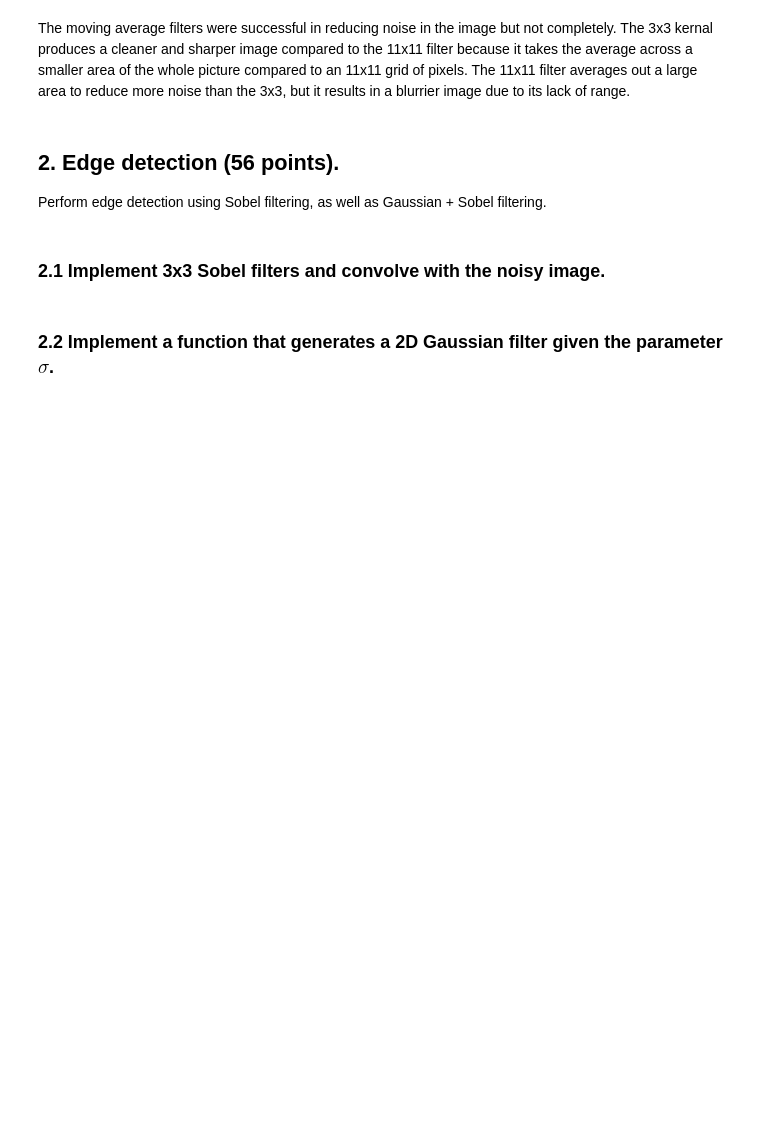
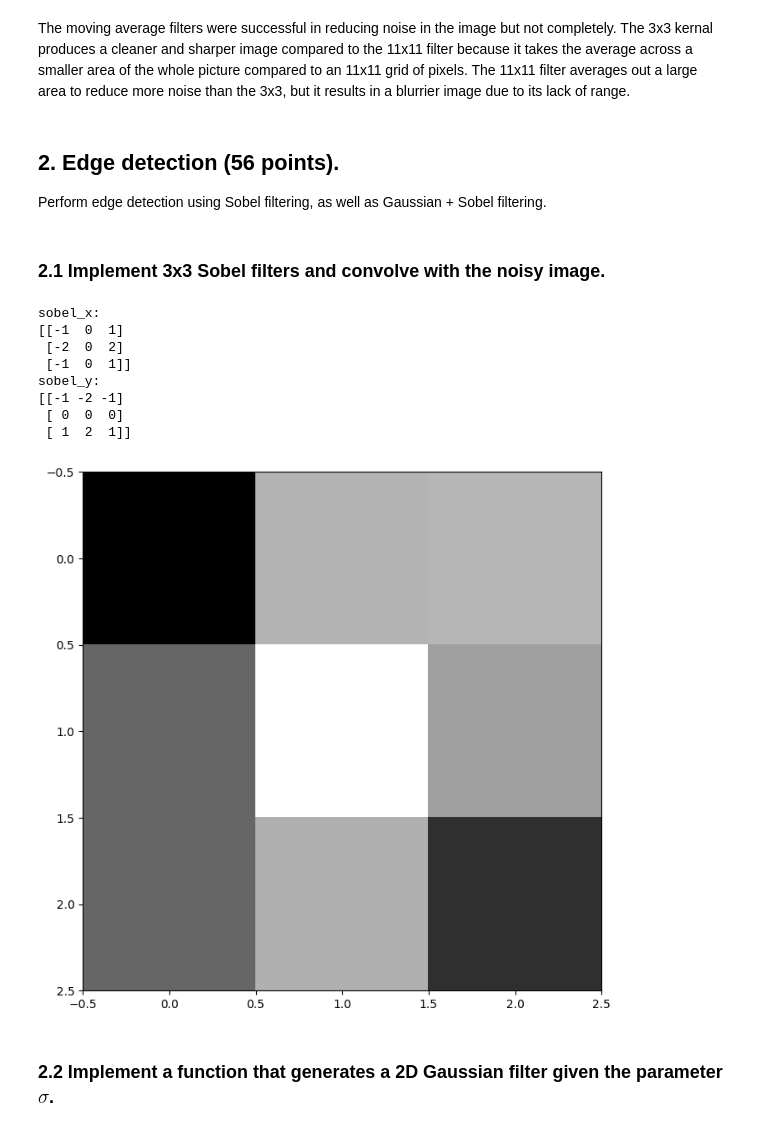
Before and after one commit to Shaanukstar123/Computer-Vision-CW1-Image-Filtering, a Jupyter notebook: coursework_01/coursework_01.ipynb, the cells around one changed output. Cells and saved outputs as stored; diff of their text form; code cells hidden in the pictures; blank space fills up the shorter version.

```diff
--- a/coursework_01/coursework_01.ipynb
+++ b/coursework_01/coursework_01.ipynb
@@ -125,24 +125,39 @@ Perform edge detection using Sobel filtering, as well as Gaussian + Sobel filter
 # %%
 # Design the filters
 ### Insert your code ###
-sobel_x = ...
-sobel_y = ...
+sobel_x = np.array([[-1,0,1],[-2,0,2],[-1,0,1]])
+sobel_y = np.array([[-1,-2,-1],[0,0,0],[1,2,1]])
 
 # Image filtering
 ### Insert your code ###
+image_x = scipy.signal.convolve2d(image_noisy, sobel_x)
+image_y = scipy.signal.convolve2d(image_noisy,sobel_y)
 
 # Calculate the gradient magnitude
-### Insert your code ###
+grad_mag = np.array([[0,0,0]for i in range (3)])
+for i in range(grad_mag.shape[0]):
+    for j in range(grad_mag.shape[1]):
+        grad_mag[i][j] = abs(image_x[i][j]) + abs(image_y[i][j])
 
 # Print the filters (provided)
 print('sobel_x:')
 print(sobel_x)
 print('sobel_y:')
 print(sobel_y)
 
 # Display the magnitude map (provided)
 plt.imshow(grad_mag, cmap='gray')
 plt.gcf().set_size_inches(8, 8)
+# %% [output]
+sobel_x:
+[[-1  0  1]
+ [-2  0  2]
+ [-1  0  1]]
+sobel_y:
+[[-1 -2 -1]
+ [ 0  0  0]
+ [ 1  2  1]]
+[figure, added]
 # %% [markdown]
 ### 2.2 Implement a function that generates a 2D Gaussian filter given the parameter $\sigma$.
 # %%
```
Also changed, not shown: parts of 2 cells of this notebook.
